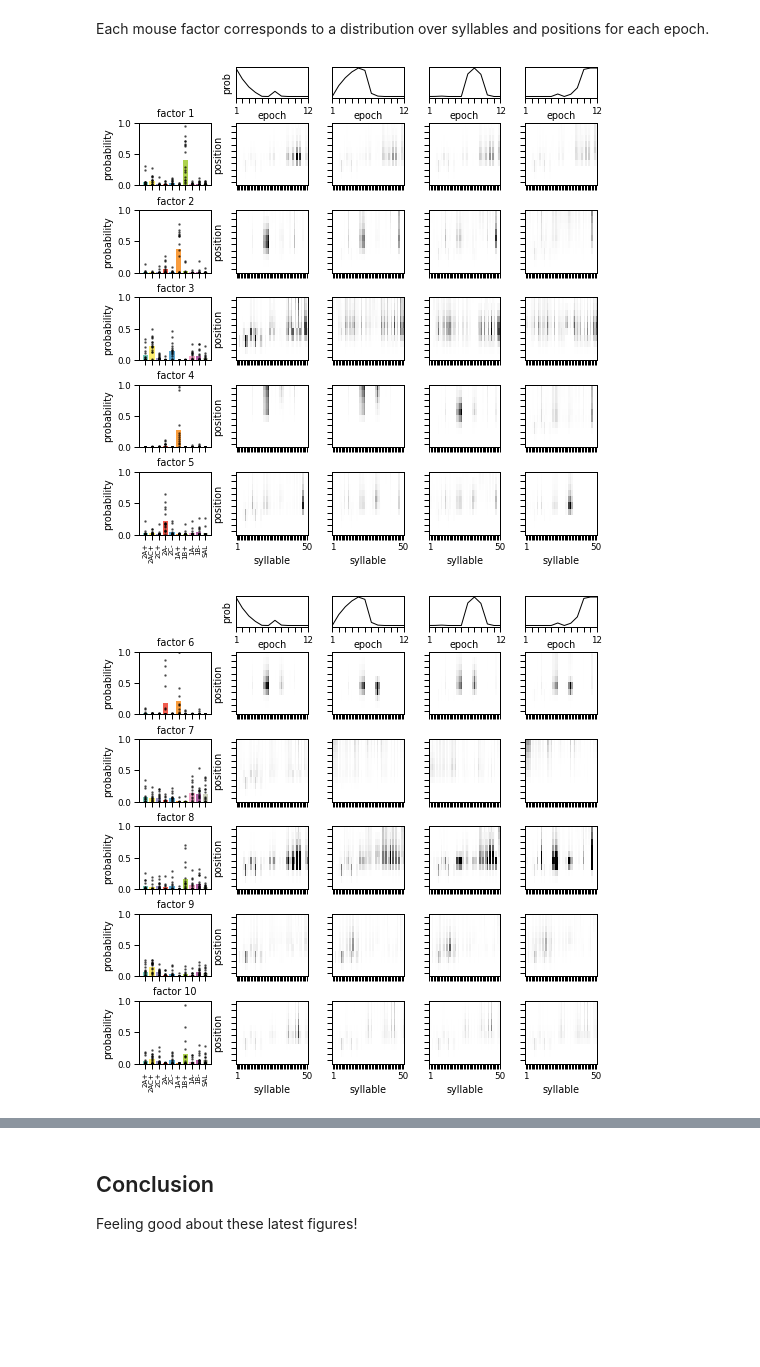
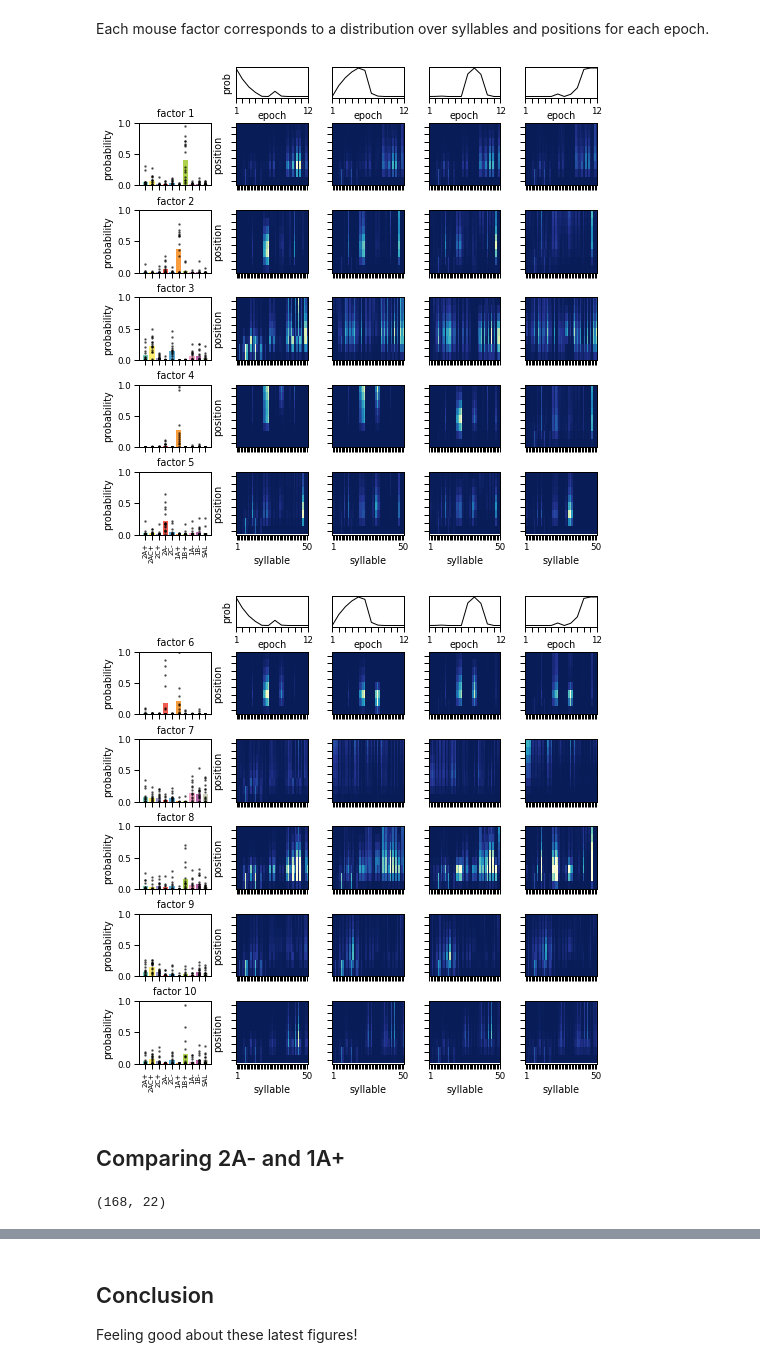
Before and after one commit to lindermanlab/dirichlet-tucker, a Jupyter notebook: analysis/serotonin/serotonin_postprocess.ipynb, the cells around one changed output, grey strips where cells are left out. Saved outputs shown, nothing was run; the diff lists cells and outputs as text; code cells hidden in the pictures; blank space fills up the shorter version.

```diff
--- a/analysis/serotonin/serotonin_postprocess.ipynb
+++ b/analysis/serotonin/serotonin_postprocess.ipynb
@@ -145,12 +165,12 @@ ks = 22
 # %%
-model, params, lps, acc, confusion_matrix = run_one(
-    data_dir="/home/groups/swl1/swl1",
-    seed=0,
-    km=km,
-    kn=kn,
-    kp=kp,
-    ks=ks,
-    alpha=1.1,
-    num_iters=2000,
-    train_frac=1.0,
-)
+# model, params, lps, acc, confusion_matrix = run_one(
+#     data_dir="/home/groups/swl1/swl1",
+#     seed=0,
+#     km=km,
+#     kn=kn,
+#     kp=kp,
+#     ks=ks,
+#     alpha=1.1,
+#     num_iters=2000,
+#     train_frac=1.0,
+# )
@@ -304,6 +328,13 @@ probs = probs[:, epoch_perm, :, :]
 # %%
 import seaborn as sns
 sns.set_context("paper")
+# %%
+# Load colorbrewer map
+from matplotlib.colors import hex2color, LinearSegmentedColormap
+
+winter  = ['#081d58', '#253494', '#225ea8', '#1d91c0', '#41b6c4', '#7fcdbb', '#c7e9b4', '#edf8b1', '#ffffd9']
+_colors = list(map(hex2color, winter))
+cmap = LinearSegmentedColormap.from_list("winter", _colors)
 # %%
 num_factors = 5
 fig, axs = plt.subplots(num_factors+1, 5, figsize=(7, 7), height_ratios=[1] + [2] * num_factors)
@@ -331,37 +362,37 @@ for i in range(num_factors):
         k_loadings = M_factors[drugs==k+1, factor_perm[i]]
         axs[i+1, 0].bar(k, k_loadings.mean(), color=drug_colors[k], width=0.8)
         axs[i+1, 0].plot(k * np.ones(group_sizes[k]), k_loadings, 'k.', ms=3, alpha=0.5)
     axs[i+1, 0].set_xticks(np.arange(10))
     if i == num_factors-1:
         axs[i+1, 0].set_xticklabels(drug_names, rotation=90, fontsize=7)
     else:
         axs[i+1, 0].set_xticklabels([])
     axs[i+1, 0].set_ylim(0, 1)
     axs[i+1, 0].set_ylabel("probability")
     axs[i+1, 0].set_title(f"factor {i+1}")
 
     vlim = probs[i].max()
     for j in range(4):
-        axs[i+1, j+1].imshow(probs[i, j, :, :], vmin=0, vmax=vlim,
-                           aspect="auto", interpolation="none", cmap="Greys")
+        axs[i+1, j+1].imshow(probs[i, j, :8, :], vmin=0, vmax=vlim,
+                           aspect="auto", interpolation="none", cmap=cmap)
         axs[i+1, j+1].set_xticks(np.arange(50))
         if i == num_factors-1:
             axs[i+1, j+1].set_xlabel("syllable")
             axs[i+1, j+1].set_xticklabels([1] + [""] * 48 + [50])
         else:
             axs[i+1, j+1].set_xticklabels([])
 
-        axs[i+1, j+1].set_yticks(np.arange(10))
+        axs[i+1, j+1].set_yticks(np.arange(8))
         axs[i+1, j+1].set_yticklabels([])
         if j == 0:
             axs[i+1,j+1].set_ylabel("position")
 
 fig.patch.set_color("w")
 plt.tight_layout(pad=0.25)
 plt.savefig(f"all_factors_drewperm.pdf")
 plt.savefig(f"all_factors_drewperm.png", dpi=150)
 # %% [output]
-[figure, old version]
+[figure, new version]
 # %%
 factors_to_plot = np.arange(5, 10)
 num_factors = len(factors_to_plot)
@@ -401,8 +432,8 @@ for i in range(num_factors):
 
     vlim = probs[i].max()
     for j in range(4):
-        axs[i+1, j+1].imshow(probs[ii, j, :, :], vmin=0, vmax=vlim,
-                           aspect="auto", interpolation="none", cmap="Greys")
+        axs[i+1, j+1].imshow(probs[ii, j, :8, :], vmin=0, vmax=vlim,
+                           aspect="auto", interpolation="none", cmap=cmap)
         axs[i+1, j+1].set_xticks(np.arange(50))
         if i == num_factors-1:
             axs[i+1, j+1].set_xlabel("syllable")
@@ -410,7 +441,7 @@ for i in range(num_factors):
         else:
             axs[i+1, j+1].set_xticklabels([])
 
-        axs[i+1, j+1].set_yticks(np.arange(10))
+        axs[i+1, j+1].set_yticks(np.arange(8))
         axs[i+1, j+1].set_yticklabels([])
         if j == 0:
             axs[i+1,j+1].set_ylabel("position")
@@ -420,4 +451,11 @@ plt.tight_layout(pad=0.25)
 plt.savefig(f"all_factors_drewperm_5-10.pdf")
 plt.savefig(f"all_factors_drewperm_5-10.png", dpi=150)
 # %% [output]
-[figure, old version]
+[figure, new version]
+# %% [markdown]
+## Comparing 2A- and 1A+
+# %%
+probs.shape
+M_factors.shape
+# %% [output]
+(168, 22)
```
Also changed, not shown: parts of 39 cells of this notebook.
